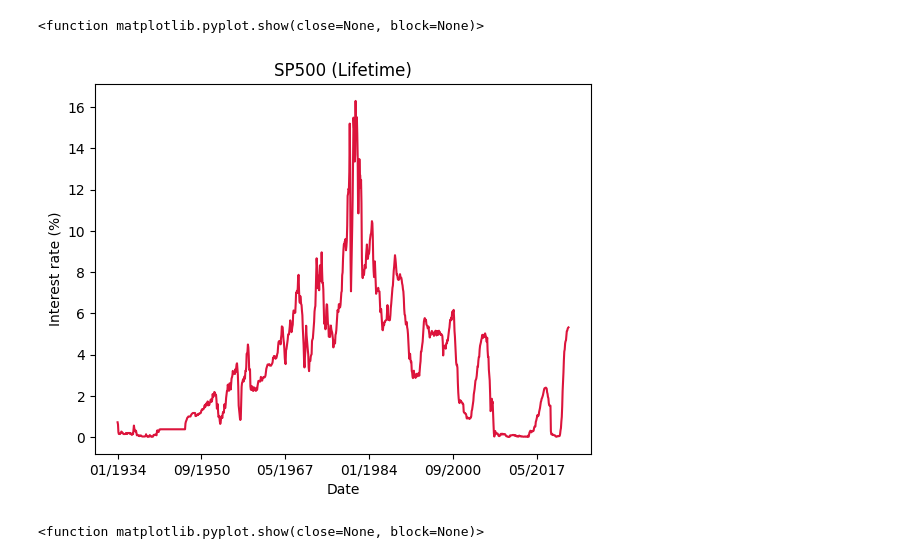
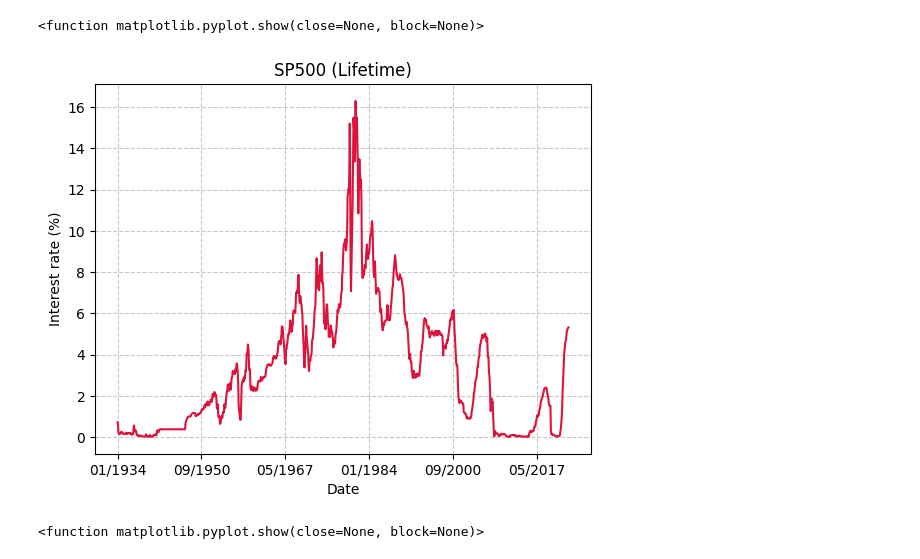
Before and after one commit to j-will64/project-1-, a Jupyter notebook: mytry.ipynb, the cells around one changed output. Drawn from its saved outputs; the diff is of its cells as text; code cells hidden in the pictures.

```diff
--- a/mytry.ipynb
+++ b/mytry.ipynb
@@ -29,22 +29,23 @@ tbill_int_rate_df["month"] = tbill_int_rate_df["month"].dt.strftime('%m/%Y')
 # %%
 #Data
 x = tbill_int_rate_df["month"]
 y = tbill_int_rate_df["TB3MS"]
 
 #Titles
 plt.title("SP500 (Lifetime)")
 plt.xlabel("Date")
 plt.ylabel("Interest rate (%)")
 
 # Customizations
 plt.xticks(np.arange(0, len(x)+1, 200))
+plt.grid(True, linestyle='--', alpha=0.7)
 
 #Plotting
 plt.plot(x,y, color="#DC143C", linestyle='-', alpha=1)
 plt.show
 # %% [output]
 <function matplotlib.pyplot.show(close=None, block=None)>
-[figure, old version]
+[figure, new version]
 # %%
 #Data
 x = tbill_int_rate_df["month"]
```
Also changed, not shown: 5 other files.
